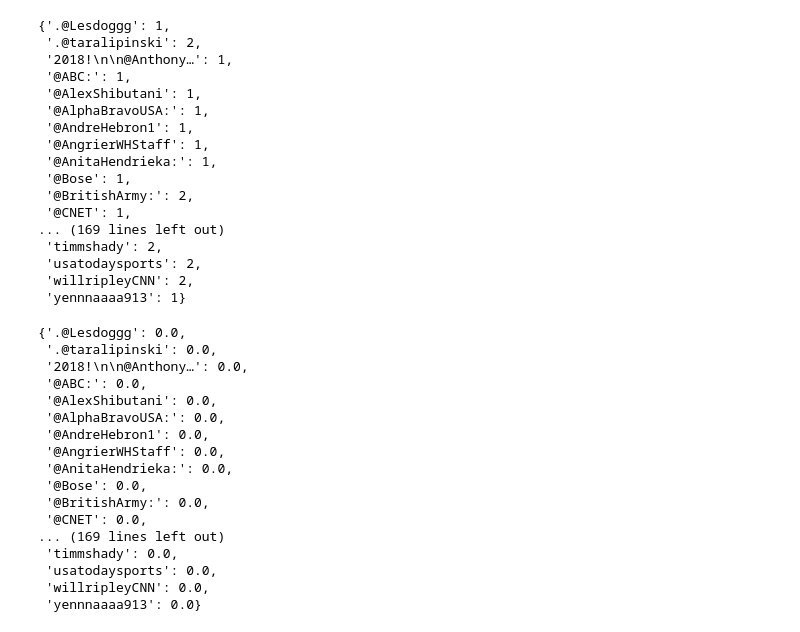
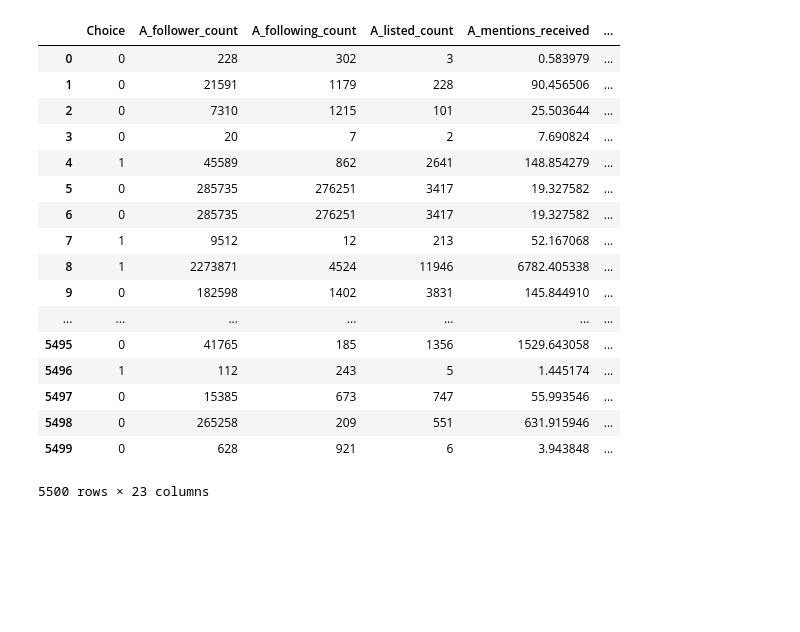
Before and after one commit to p-mckenzie/social-media-analytics, a Jupyter notebook: Assignment_1/Network.ipynb, the cells around one changed output. Drawn from its saved outputs; the diff is of its cells as text; code cells hidden in the pictures; blank space fills up the shorter version.

```diff
--- a/Assignment_1/Network.ipynb
+++ b/Assignment_1/Network.ipynb
@@ -44,40 +63,23 @@ net_df
-# %%
-G.degree()
-# %% [output]
-{'.@Lesdoggg': 1,
- '.@taralipinski': 2,
- '2018!\n\n@Anthony…': 1,
- '@ABC:': 1,
- '@AlexShibutani': 1,
- '@AlphaBravoUSA:': 1,
- '@AndreHebron1': 1,
- '@AngrierWHStaff': 1,
- '@AnitaHendrieka:': 1,
- '@Bose': 1,
- '@BritishArmy:': 2,
- '@CNET': 1,
-... (169 lines left out)
- 'timmshady': 2,
- 'usatodaysports': 2,
- 'willripleyCNN': 2,
- 'yennnaaaa913': 1}
-# %%
-nx.betweenness_centrality(G, normalized = False)
-# %% [output]
-{'.@Lesdoggg': 0.0,
- '.@taralipinski': 0.0,
- '2018!\n\n@Anthony…': 0.0,
- '@ABC:': 0.0,
- '@AlexShibutani': 0.0,
- '@AlphaBravoUSA:': 0.0,
- '@AndreHebron1': 0.0,
- '@AngrierWHStaff': 0.0,
- '@AnitaHendrieka:': 0.0,
- '@Bose': 0.0,
- '@BritishArmy:': 0.0,
- '@CNET': 0.0,
-... (169 lines left out)
- 'timmshady': 0.0,
- 'usatodaysports': 0.0,
- 'willripleyCNN': 0.0,
- 'yennnaaaa913': 0.0}
+# %%
+df2 = pd.read_csv("train.csv")
+# %%
+df2
+# %% [output]
+|  | Choice | A_follower_count | A_following_count | A_listed_count | A_mentions_received | ... |
+| 0 | 0 | 228 | 302 | 3 | 0.583979 | ... |
+| 1 | 0 | 21591 | 1179 | 228 | 90.456506 | ... |
+| 2 | 0 | 7310 | 1215 | 101 | 25.503644 | ... |
+| 3 | 0 | 20 | 7 | 2 | 7.690824 | ... |
+| 4 | 1 | 45589 | 862 | 2641 | 148.854279 | ... |
+| 5 | 0 | 285735 | 276251 | 3417 | 19.327582 | ... |
+| 6 | 0 | 285735 | 276251 | 3417 | 19.327582 | ... |
+| 7 | 1 | 9512 | 12 | 213 | 52.167068 | ... |
+| 8 | 1 | 2273871 | 4524 | 11946 | 6782.405338 | ... |
+| 9 | 0 | 182598 | 1402 | 3831 | 145.844910 | ... |
+| ... | ... | ... | ... | ... | ... | ... |
+| 5495 | 0 | 41765 | 185 | 1356 | 1529.643058 | ... |
+| 5496 | 1 | 112 | 243 | 5 | 1.445174 | ... |
+| 5497 | 0 | 15385 | 673 | 747 | 55.993546 | ... |
+| 5498 | 0 | 265258 | 209 | 551 | 631.915946 | ... |
+| 5499 | 0 | 628 | 921 | 6 | 3.943848 | ... |
+5500 rows × 23 columns
```
Also changed, not shown: parts of 4 cells of this notebook.
